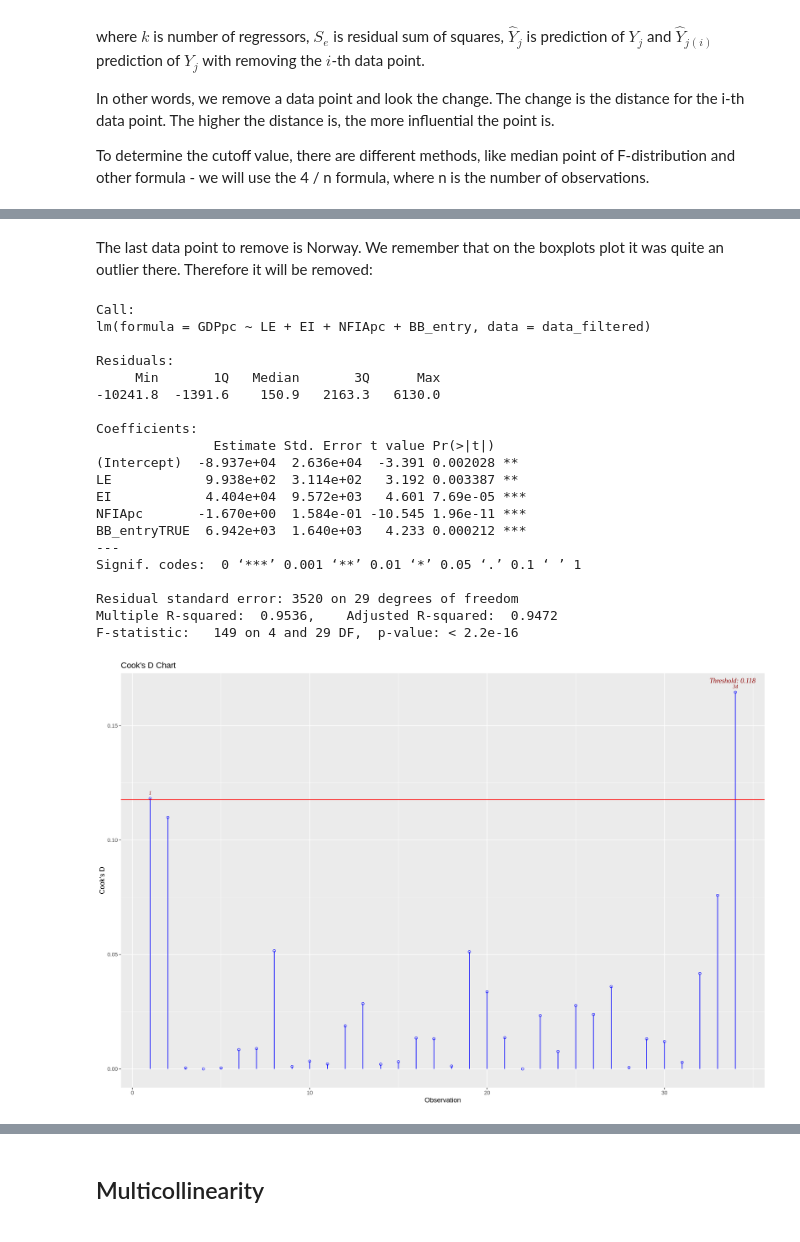
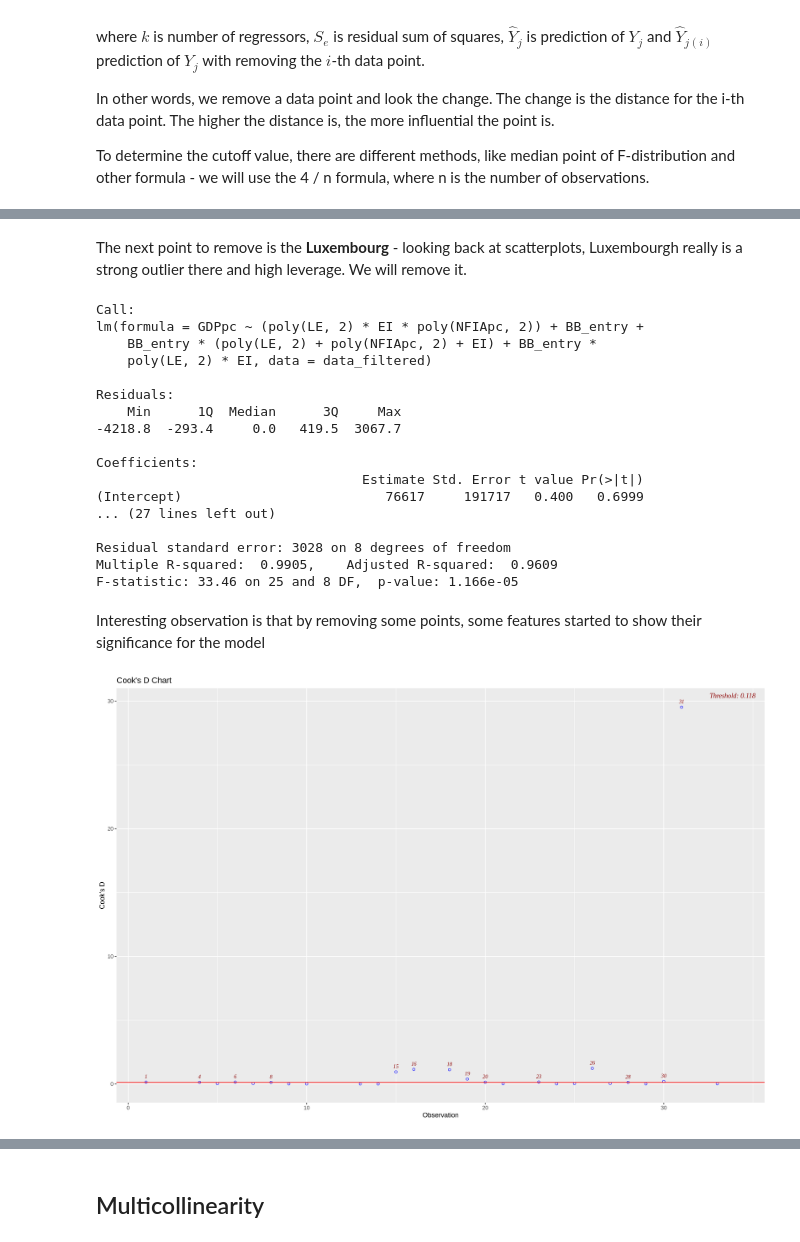
Before and after one commit to nickobard/eurostat-datasets-analysis, a Jupyter notebook: sem-3/semestral-work.ipynb, the cells around one changed output, grey strips where cells are left out. Drawn from its saved outputs; the diff is of its cells as text; code cells hidden in the pictures.

```diff
--- a/sem-3/semestral-work.ipynb
+++ b/sem-3/semestral-work.ipynb
@@ -879,6 +882,6 @@ The next outlier is the Luxemburg, which makes sense looking again at the scatte
 # %%
 # remove observation 19
-data_filtered <- data_filtered[-20,]
+data_filtered <- data_filtered[-25,]
 # reset indexes
 row.names(data_filtered) <- NULL
 # %%
@@ -912,36 +925,40 @@ ols_plot_cooksd_chart(model)
 # %% [markdown]
-The last data point to remove is Norway. We remember that on the boxplots plot it was quite an outlier there. Therefore it will be removed:
+The next point to remove is the **Luxembourg** - looking back at scatterplots, Luxembourgh really is a strong outlier there and high leverage. We will remove it.
 # %%
 # remove observation 19
-data_filtered <- data_filtered[-24,]
+data_filtered <- data_filtered[-20,]
 # reset indexes
 row.names(data_filtered) <- NULL
 # %%
-model <- lm(GDPpc ~ LE + EI + NFIApc + BB_entry, data = data_filtered)
-summary(model)
+baseline <- lm(GDPpc ~
+            (poly(LE, 2) * EI * poly(NFIApc,2)) +
+            BB_entry +
+            BB_entry * (poly(LE, 2) + poly(NFIApc,2) + EI) +
+            BB_entry * poly(LE, 2) * EI,
+            data = data_filtered)
+summary(baseline)
 # %% [output]
 Call:
-lm(formula = GDPpc ~ LE + EI + NFIApc + BB_entry, data = data_filtered)
+lm(formula = GDPpc ~ (poly(LE, 2) * EI * poly(NFIApc, 2)) + BB_entry +
+    BB_entry * (poly(LE, 2) + poly(NFIApc, 2) + EI) + BB_entry *
+    poly(LE, 2) * EI, data = data_filtered)
 
 Residuals:
-     Min       1Q   Median       3Q      Max
--10241.8  -1391.6    150.9   2163.3   6130.0
+    Min      1Q  Median      3Q     Max
+-4218.8  -293.4     0.0   419.5  3067.7
 
 Coefficients:
-               Estimate Std. Error t value Pr(>|t|)
-(Intercept)  -8.937e+04  2.636e+04  -3.391 0.002028 **
-LE            9.938e+02  3.114e+02   3.192 0.003387 **
-EI            4.404e+04  9.572e+03   4.601 7.69e-05 ***
-NFIApc       -1.670e+00  1.584e-01 -10.545 1.96e-11 ***
-BB_entryTRUE  6.942e+03  1.640e+03   4.233 0.000212 ***
----
-Signif. codes:  0 ‘***’ 0.001 ‘**’ 0.01 ‘*’ 0.05 ‘.’ 0.1 ‘ ’ 1
+                                  Estimate Std. Error t value Pr(>|t|)
+(Intercept)                          76617     191717   0.400   0.6999
+... (27 lines left out)
 
-Residual standard error: 3520 on 29 degrees of freedom
-Multiple R-squared:  0.9536,    Adjusted R-squared:  0.9472
-F-statistic:   149 on 4 and 29 DF,  p-value: < 2.2e-16
+Residual standard error: 3028 on 8 degrees of freedom
+Multiple R-squared:  0.9905,    Adjusted R-squared:  0.9609
+F-statistic: 33.46 on 25 and 8 DF,  p-value: 1.166e-05
+# %% [markdown]
+Interesting observation is that by removing some points, some features started to show their significance for the model
 # %%
-ols_plot_cooksd_chart(model)
+ols_plot_cooksd_chart(baseline)
 # %% [output]
-[figure, old version]
+[figure, new version]
 # %%
```
Also changed, not shown: parts of 17 cells of this notebook.
